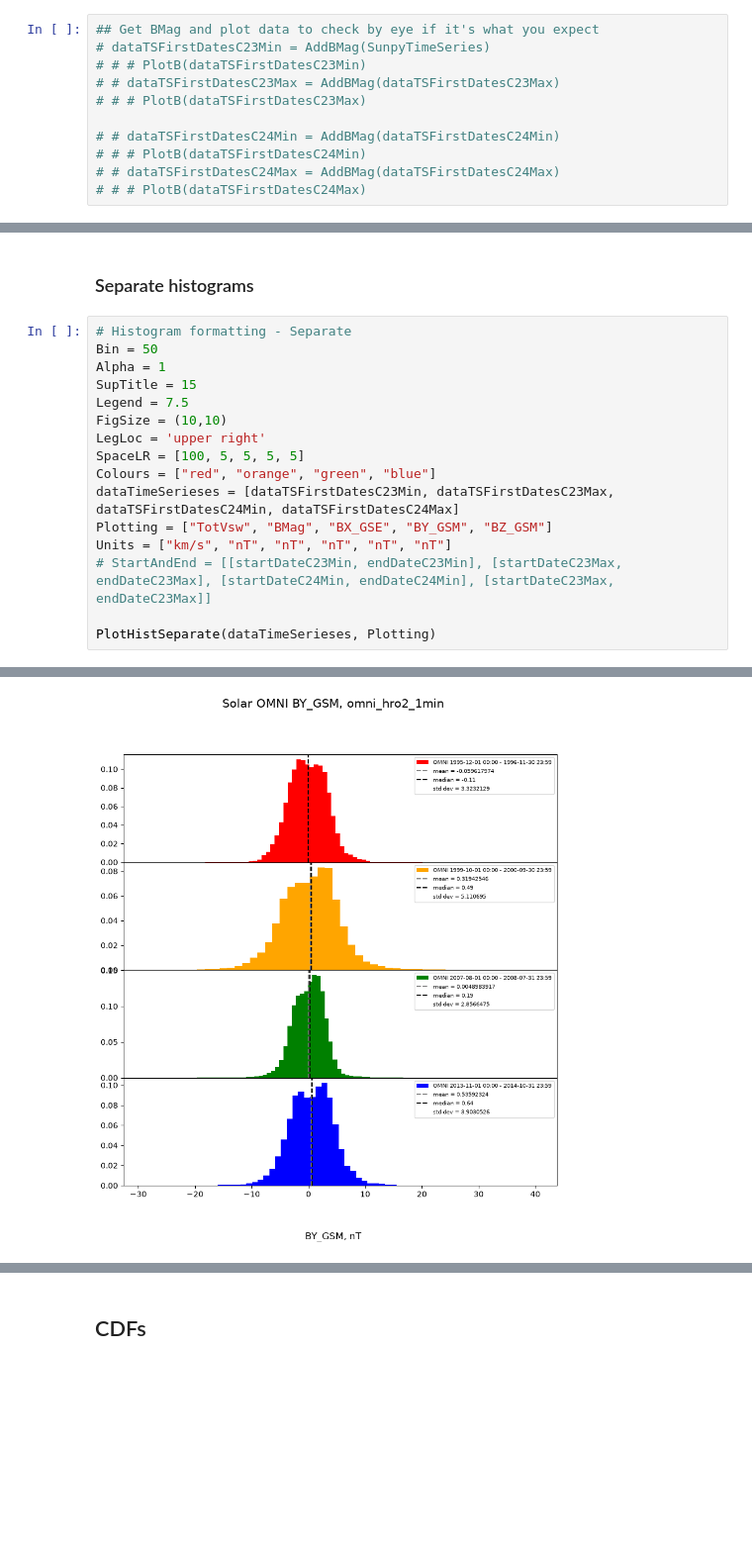
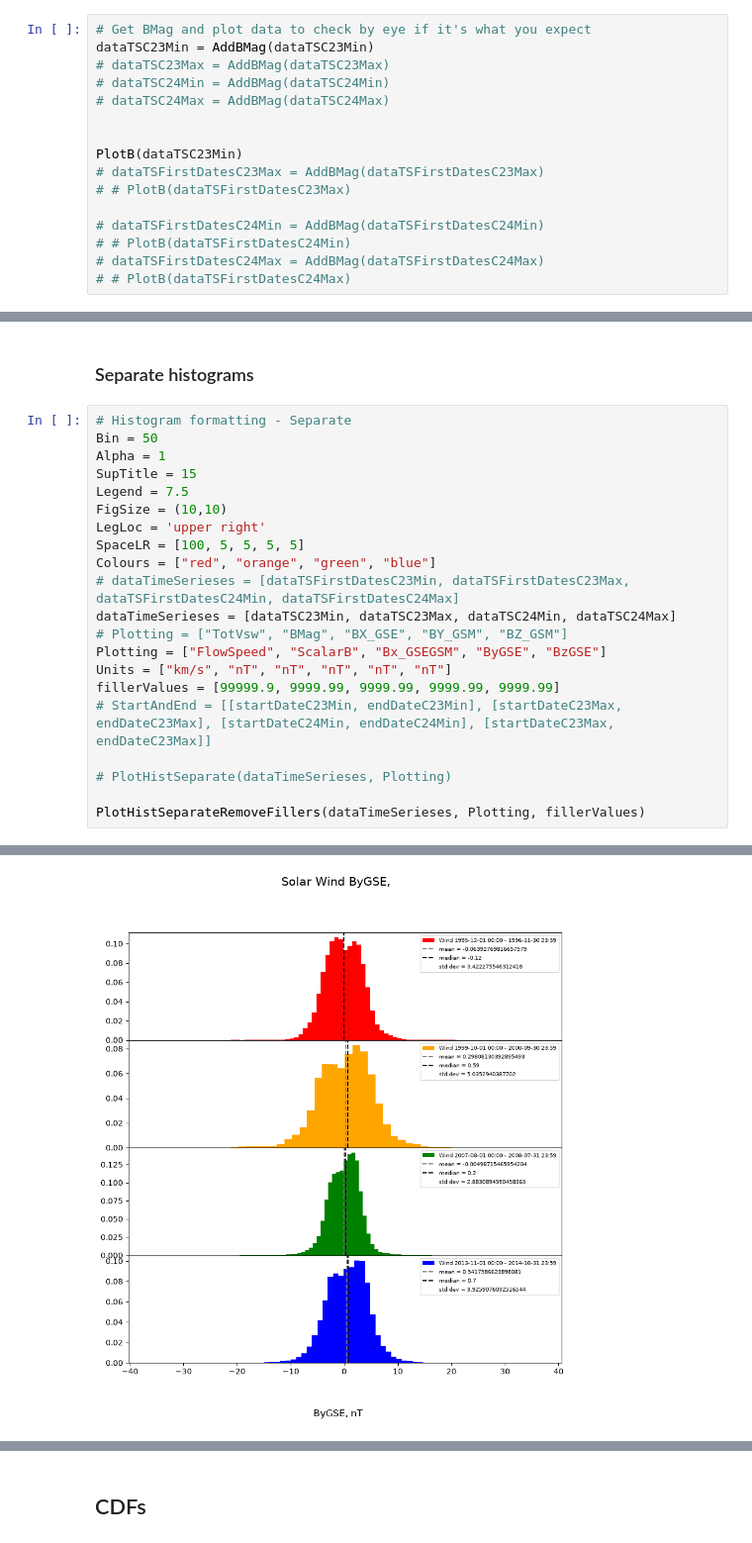
Before and after one commit to rahyndman/SolarWindCode, a Jupyter notebook: PlottingDataWindOnlyData.ipynb, the cells around one changed output, grey strips where cells are left out. Shown at 99% size. Saved outputs shown, nothing was run; the diff lists cells and outputs as text; blank space fills up the shorter version.

```diff
--- a/PlottingDataWindOnlyData.ipynb
+++ b/PlottingDataWindOnlyData.ipynb
@@ -456,13 +592,18 @@ dataTSC24Max = AddTotVsw(dataTSC24Max)
 # %% [markdown]
 ## BMag calculated
 # %%
-## Get BMag and plot data to check by eye if it's what you expect
-# dataTSFirstDatesC23Min = AddBMag(SunpyTimeSeries)
-# # # PlotB(dataTSFirstDatesC23Min)
-# # dataTSFirstDatesC23Max = AddBMag(dataTSFirstDatesC23Max)
-# # # PlotB(dataTSFirstDatesC23Max)
+# Get BMag and plot data to check by eye if it's what you expect
+dataTSC23Min = AddBMag(dataTSC23Min)
+# dataTSC23Max = AddBMag(dataTSC23Max)
+# dataTSC24Min = AddBMag(dataTSC24Min)
+# dataTSC24Max = AddBMag(dataTSC24Max)
 
-# # dataTSFirstDatesC24Min = AddBMag(dataTSFirstDatesC24Min)
-# # # PlotB(dataTSFirstDatesC24Min)
-# # dataTSFirstDatesC24Max = AddBMag(dataTSFirstDatesC24Max)
-# # # PlotB(dataTSFirstDatesC24Max)
+
+PlotB(dataTSC23Min)
+# dataTSFirstDatesC23Max = AddBMag(dataTSFirstDatesC23Max)
+# # PlotB(dataTSFirstDatesC23Max)
+
+# dataTSFirstDatesC24Min = AddBMag(dataTSFirstDatesC24Min)
+# # PlotB(dataTSFirstDatesC24Min)
+# dataTSFirstDatesC24Max = AddBMag(dataTSFirstDatesC24Max)
+# # PlotB(dataTSFirstDatesC24Max)
@@ -498,10 +706,15 @@ FigSize = (10,10)
 LegLoc = 'upper right'
 SpaceLR = [100, 5, 5, 5, 5]
 Colours = ["red", "orange", "green", "blue"]
-dataTimeSerieses = [dataTSFirstDatesC23Min, dataTSFirstDatesC23Max, dataTSFirstDatesC24Min, dataTSFirstDatesC24Max]
-Plotting = ["TotVsw", "BMag", "BX_GSE", "BY_GSM", "BZ_GSM"]
+# dataTimeSerieses = [dataTSFirstDatesC23Min, dataTSFirstDatesC23Max, dataTSFirstDatesC24Min, dataTSFirstDatesC24Max]
+dataTimeSerieses = [dataTSC23Min, dataTSC23Max, dataTSC24Min, dataTSC24Max]
+# Plotting = ["TotVsw", "BMag", "BX_GSE", "BY_GSM", "BZ_GSM"]
+Plotting = ["FlowSpeed", "ScalarB", "Bx_GSEGSM", "ByGSE", "BzGSE"]
 Units = ["km/s", "nT", "nT", "nT", "nT", "nT"]
+fillerValues = [99999.9, 9999.99, 9999.99, 9999.99, 9999.99]
 # StartAndEnd = [[startDateC23Min, endDateC23Min], [startDateC23Max, endDateC23Max], [startDateC24Min, endDateC24Min], [startDateC23Max, endDateC23Max]]
 
-PlotHistSeparate(dataTimeSerieses, Plotting)
+# PlotHistSeparate(dataTimeSerieses, Plotting)
+
+PlotHistSeparateRemoveFillers(dataTimeSerieses, Plotting, fillerValues)
 # %% [output]
@@ -511 +724 @@ PlotHistSeparate(dataTimeSerieses, Plotting)
-[figure, old version]
+[figure, new version]
```
Also changed, not shown: parts of 19 cells of this notebook, 1 other file.
